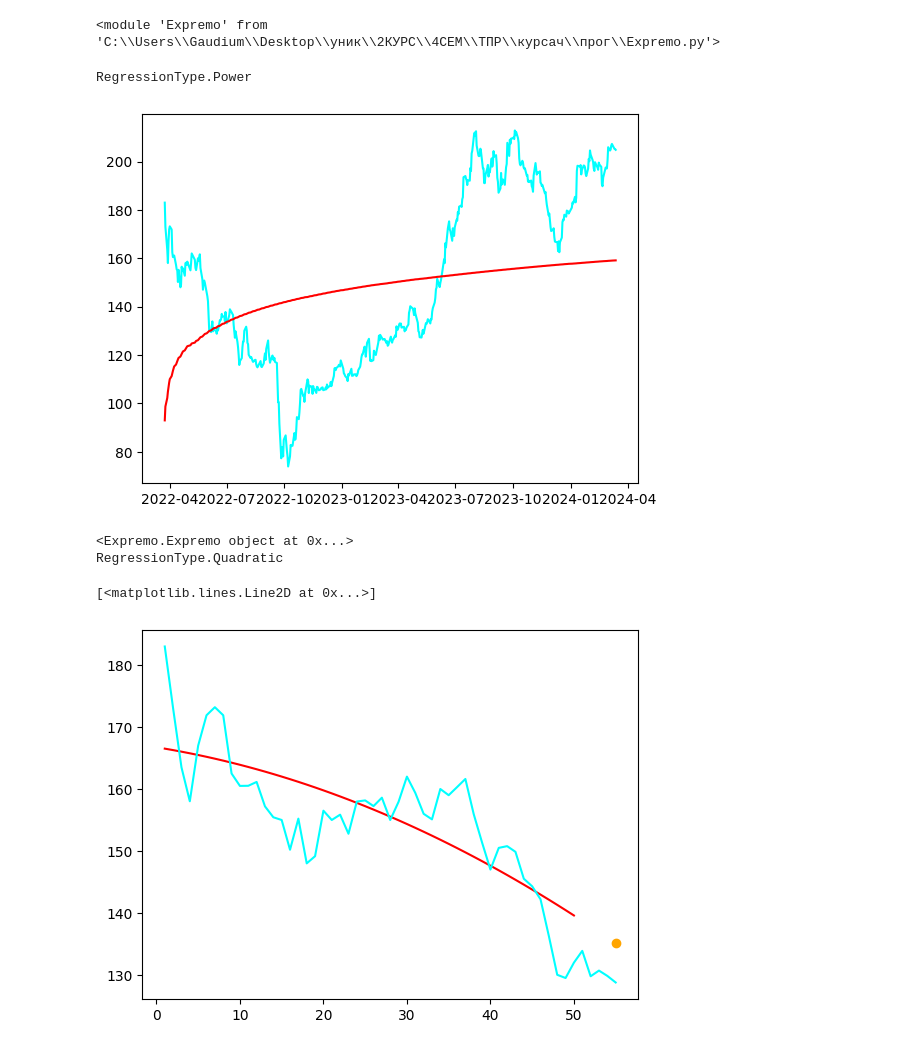
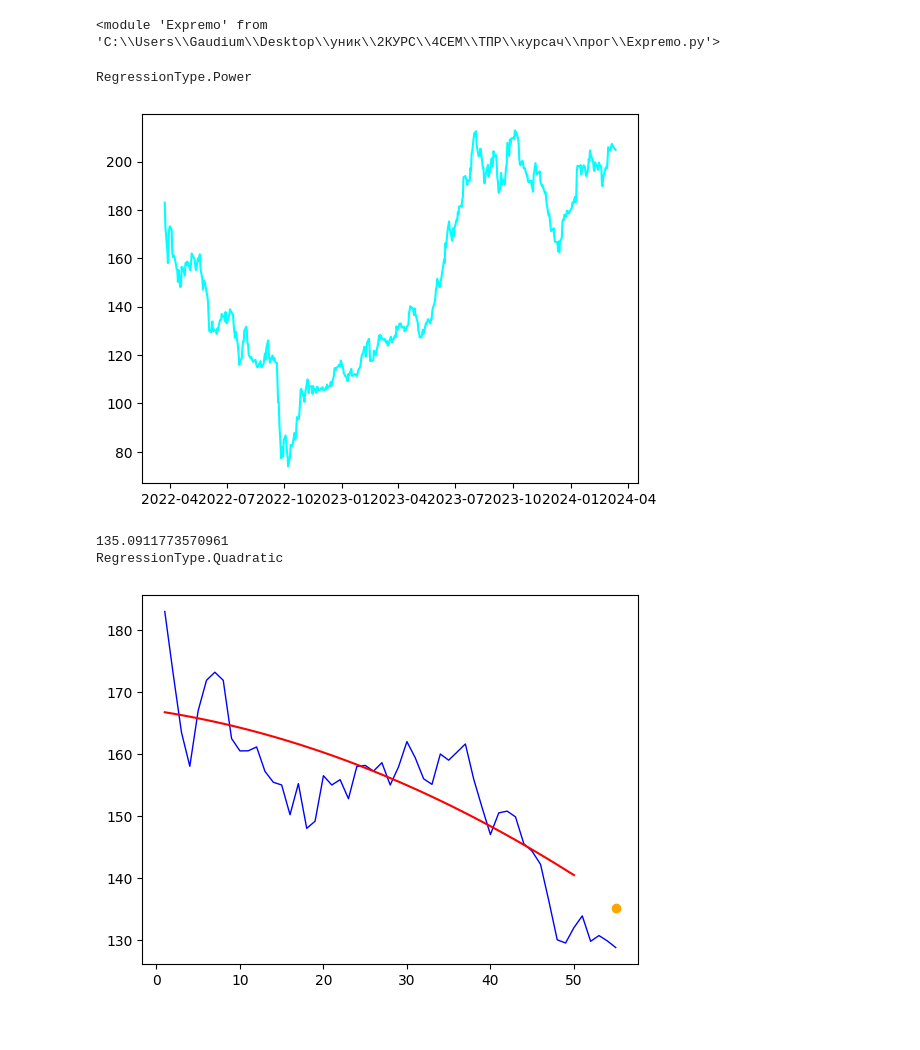
Before and after one commit to kgaudium/expremo, a Jupyter notebook: main.ipynb, the cells around one changed output. Drawn from its saved outputs; the diff is of its cells as text; code cells hidden in the pictures.

```diff
--- a/main.ipynb
+++ b/main.ipynb
@@ -39,33 +42,22 @@ prediction_func = Regression.fit_regression(price, time, Regression.RegressionTy
 prediction_set = [prediction_func(i) for i in time]
 
 plt.plot([data.date for data in nlmk_data], price, color='cyan')
-plt.plot([data.date for data in nlmk_data], prediction_set, color='red')
+# plt.plot([data.date for data in nlmk_data], prediction_set, color='red')
 # plt.gca().invert_xaxis()
 # plt.show()
 print(Regression.get_best_regression_type(time, price))
 # print(prediction_set)
 # %% [output]
 RegressionType.Power
-[figure, old version]
+[figure, new version]
 # %%
 predictor = Expremo.Expremo(price, time)
 predictor.set_regression_type(Regression.get_best_regression_type(price, time))
 
-prediction = predictor.predict(0, 50, 5)
-print(predictor)
+print(predictor.predict(0, 50, 5))
 print(predictor.regression_type)
-
-plt.plot(time[0:50],
-         [predictor.get_regression_func()(i) for i in time[0:50]],
-         color='red')
-
-plt.scatter(55, prediction, color='orange')
-
-plt.plot(time[0:55],
-         price[0:55],
-         color='cyan')
+Expremo.plot_prediction(predictor, 5)
 # %% [output]
-<Expremo.Expremo object at 0x...>
+135.0911773570961
 RegressionType.Quadratic
-[<matplotlib.lines.Line2D at 0x...>]
-[figure, old version]
+[figure, new version]
```
Also changed, not shown: parts of 10 cells of this notebook, 2 other files.
